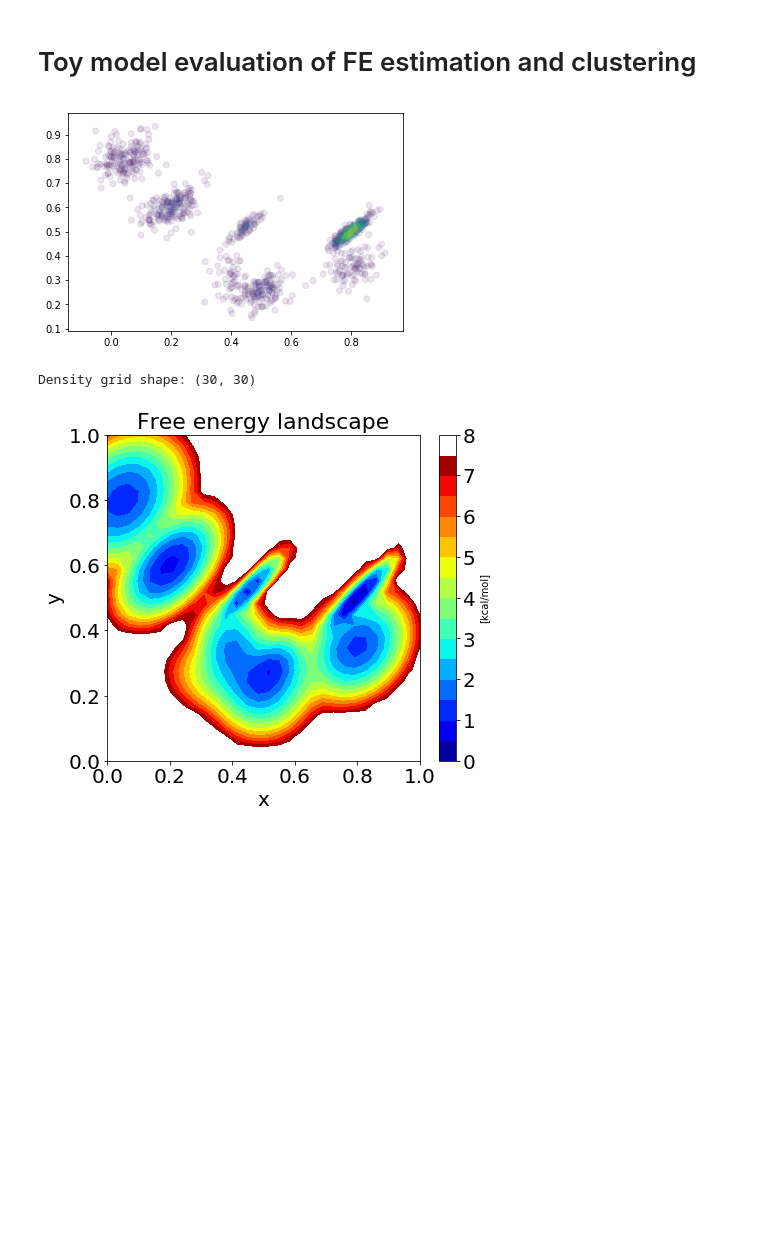
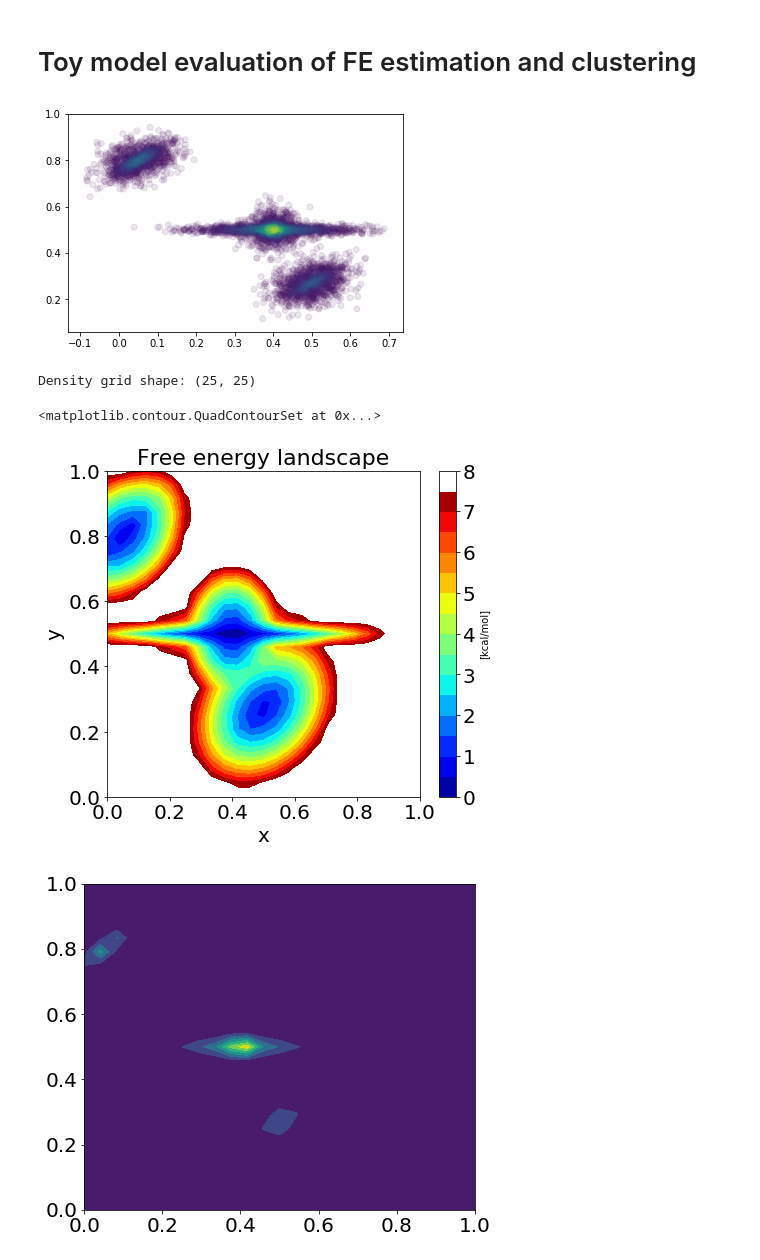
Before and after one commit to anniewesterlund/InfleCS-free-energy-clustering-tutorial, a Jupyter notebook: toy_model_evaluation.ipynb, the cells around one changed output. Drawn from its saved outputs; the diff is of its cells as text; code cells hidden in the pictures; blank space fills up the shorter version.

```diff
--- a/toy_model_evaluation.ipynb
+++ b/toy_model_evaluation.ipynb
@@ -5,22 +5,24 @@ import numpy as np
 import toy_models
 import GMM_FE
 import matplotlib.pyplot as plt
-# %%
-toy_model = 'GMM_2D'
-
-# Create model
-if toy_model == 'mGMMs':
-    tm = toy_models.MultipleGMMs()
-    stack_landscapes=True
-else:
-    tm = toy_models.GMM2D()
-    stack_landscapes=False
-
-nx = 30
-x_lims = [[0,1],[0,1]]
+# %%
+toy_model = 'mGMMs'
+
+x_lims = [[0,1],[0,1]]
+stack_landscapes=False
+# Create model
+if toy_model == 'mGMMs':
+    tm = toy_models.MultipleGMMs()
+elif toy_model == 'moons':
+    tm = toy_models.Moons()
+    x_lims = [[-1.1,2.1],[-0.55,1.1]]
+else:
+    tm = toy_models.GMM2D()
+
+nx = 25
 # %%
 # Sample from model
-data = tm.sample(1000)
+data = tm.sample(6000)
 
 # Compute true density at points
 data_density = tm.density(data)
@@ -29,29 +31,34 @@ plt.figure(1)
 plt.scatter(data[:,0],data[:,1],c=data_density,alpha=0.1)
 plt.show()
 # %% [output]
-[figure, old version]
+[figure, new version]
 # %%
 # Create a free energy object with known toy model
 true_fe = GMM_FE.FreeEnergy(data,x_lims=x_lims,n_grids=nx,verbose=False,stack_landscapes=stack_landscapes)
 true_fe.density_est_ = tm
 coords, density = true_fe.density_landscape()
 
 # Compute true free energy
 FE_landscape = true_fe._free_energy(density)
 min_FE = np.min(FE_landscape)
 FE_landscape = FE_landscape-min_FE
 
 FE_points = true_fe._free_energy(data_density)-min_FE
 
 # Set true free energies
 true_fe.coords_ = coords
 true_fe.FE_landscape_ = FE_landscape
 true_fe.FE_points_ = FE_points
 
 # Visualize the model
 true_fe.visualize(show_data=False)
+
+plt.figure(2)
+plt.contourf(coords[0],coords[1],np.exp(-FE_landscape/(true_fe.temperature_*true_fe.boltzmann_constant)))
 # %% [output]
-Density grid shape: (30, 30)
+Density grid shape: (25, 25)
+<matplotlib.contour.QuadContourSet at 0x...>
-[figure, old version]
+[figure, new version]
+[figure, added]
 # %%
 # Cluster data
```
Also changed, not shown: parts of 9 cells of this notebook, 10 other files.
